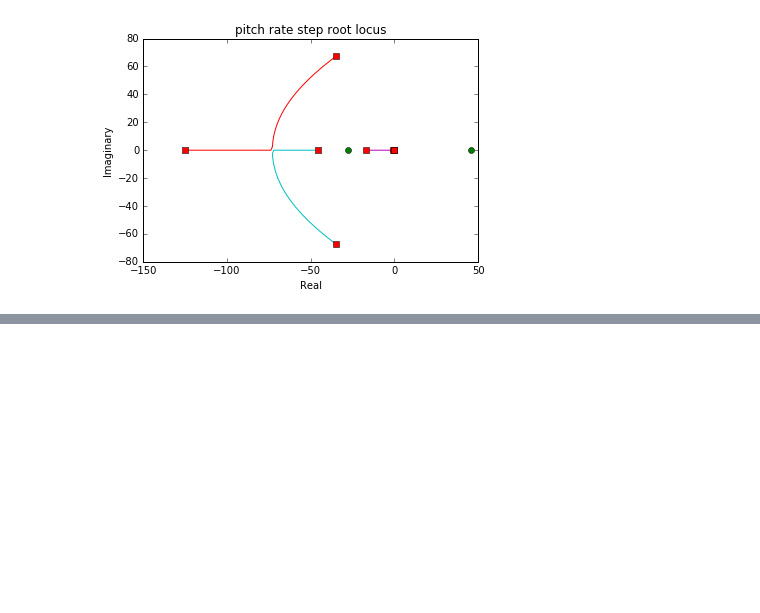
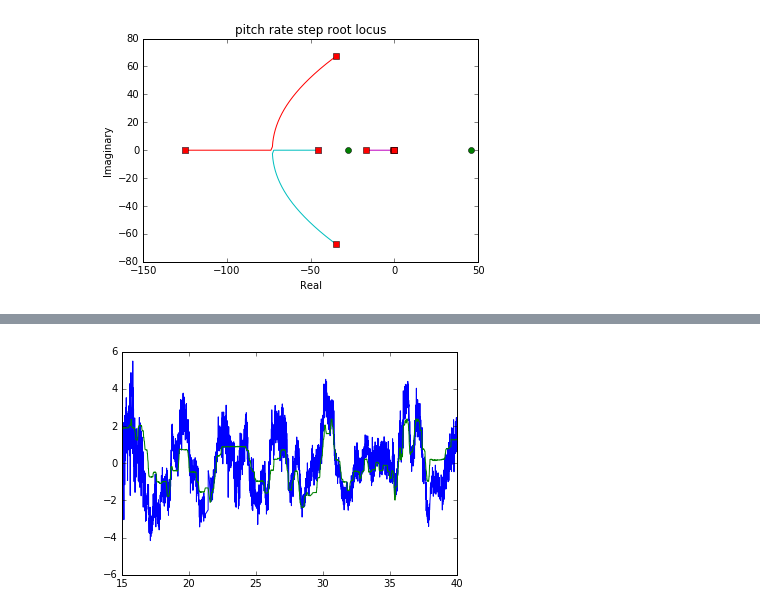
Before and after one commit to dronecrew/px4tools, a Jupyter notebook: examples/Log based System Identification and Control Design.ipynb, the cells around one changed output, grey strips where cells are left out. Cells and saved outputs as stored; diff of their text form; code cells hidden in the pictures; blank space fills up the shorter version.

```diff
--- a/examples/Log based System Identification and Control Design.ipynb
+++ b/examples/Log based System Identification and Control Design.ipynb
@@ -138,0 +179,4 @@ logsysid.plot_attitude_rate_design('pitch', G_ol_pitch_rate, G_cl_pitch_rate)
+# %%
+logsysid.plot_delay_and_gain_fit(k_accz, delay_accz, y_accz, u_thrust)
+# %% [output]
+[figure, added]
```
Also changed, not shown: parts of 12 cells of this notebook, 1 other file.
